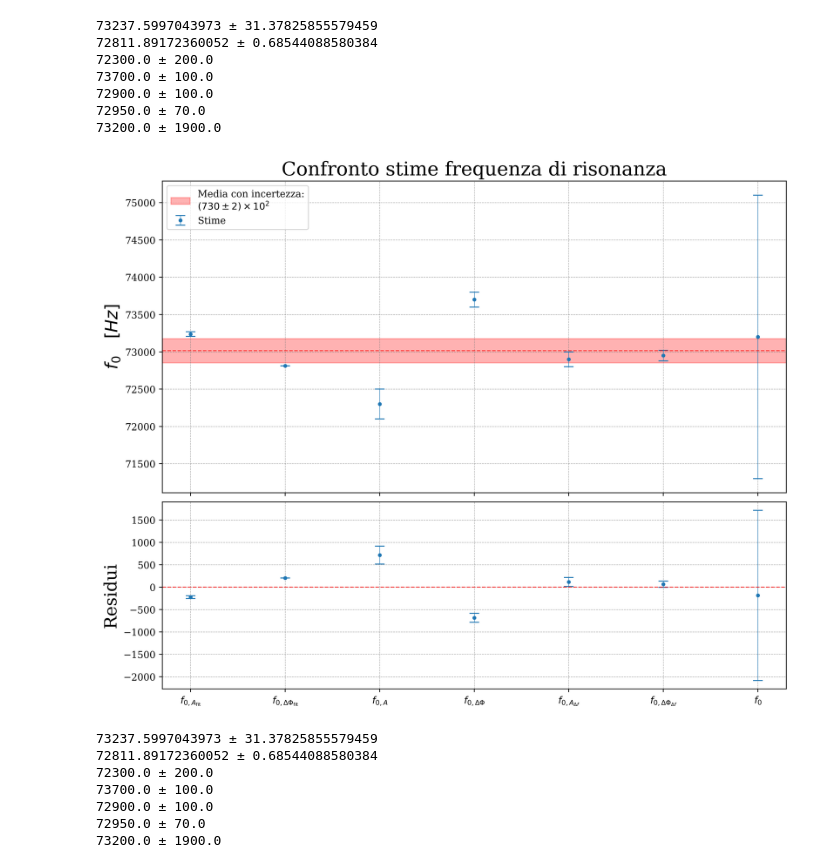
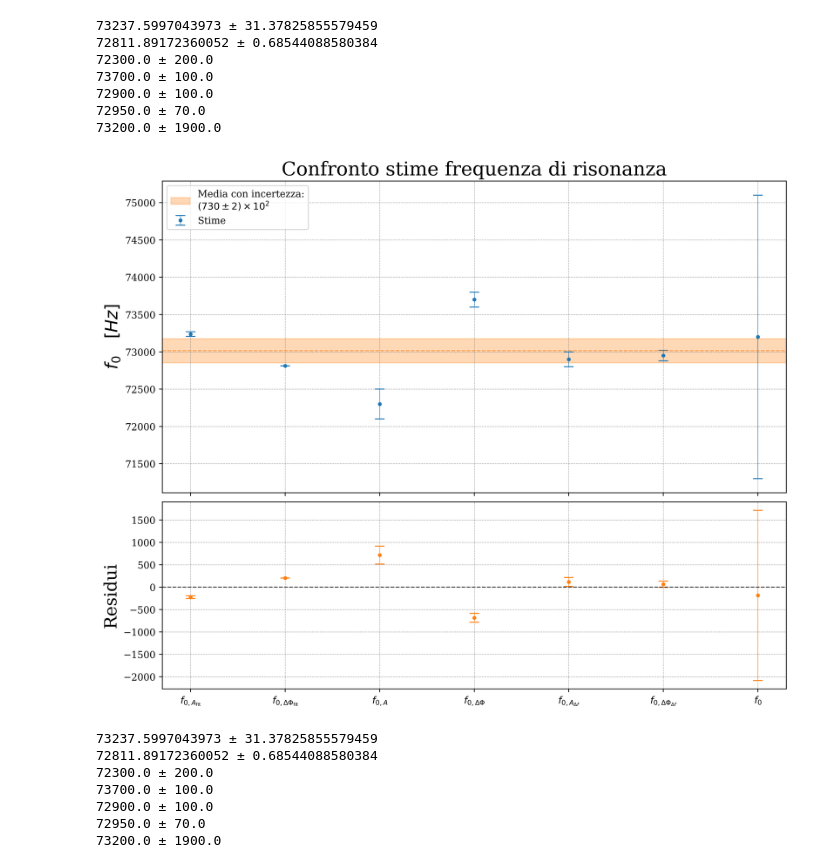
Before and after one commit to nichettg/Codici, a Jupyter notebook: 7. RLC Dominio Frequenza con Vin/confronto_f0.ipynb, the cells around one changed output. Cells and saved outputs as stored; diff of their text form; code cells hidden in the pictures.

```diff
--- a/7. RLC Dominio Frequenza con Vin/confronto_f0.ipynb
+++ b/7. RLC Dominio Frequenza con Vin/confronto_f0.ipynb
@@ -140,41 +140,41 @@ ax1.errorbar(
 ax1.axhline(
     media.val,
     **gf.line_params,
-    color="red"
+    color=gf.colori[1]
 )
 if pesata:
     label = "Media pesata con incertezza:\n"
 elif not pesata:
     label = "Media con incertezza:\n"
 ax1.axhspan(
     media.val - media.s,
     media.val + media.s,
     alpha=0.3,
-    color="red",
+    color=gf.colori[1],
     label=label + f"${gf.formatta_errore(media.val,media.s)}$"
 )
 
 ax1.legend(loc="upper left", bbox_to_anchor=(0,1), fontsize=10)
 
 # Residui
 ax2.errorbar(
     res[0],
     res[1],
     yerr=res[2],
     **gf.errorbar_params,
-    color=gf.colori[0]
+    color=gf.colori[1]
 )
 
 # Linea orizzontale
 ax2.axhline(
     0,
     **gf.line_params,
-    color="red"
+    color="black"
 )
 
 let.salva_grafico(fig1, file_output1)
 # %% [output]
-[figure, old version]
+[figure, new version]
 # %%
 print(par)
 # %% [output]
```
Also changed, not shown: 5 other files.
